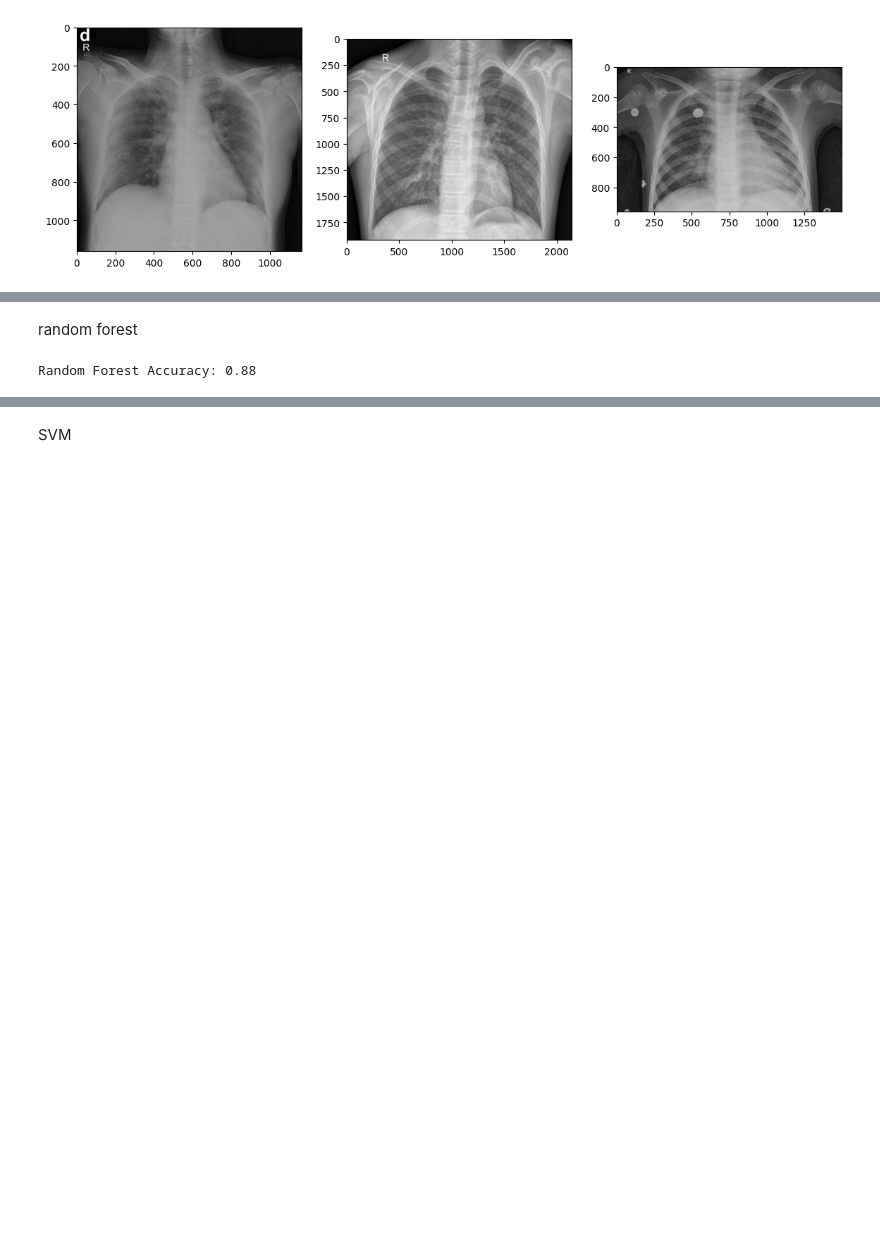
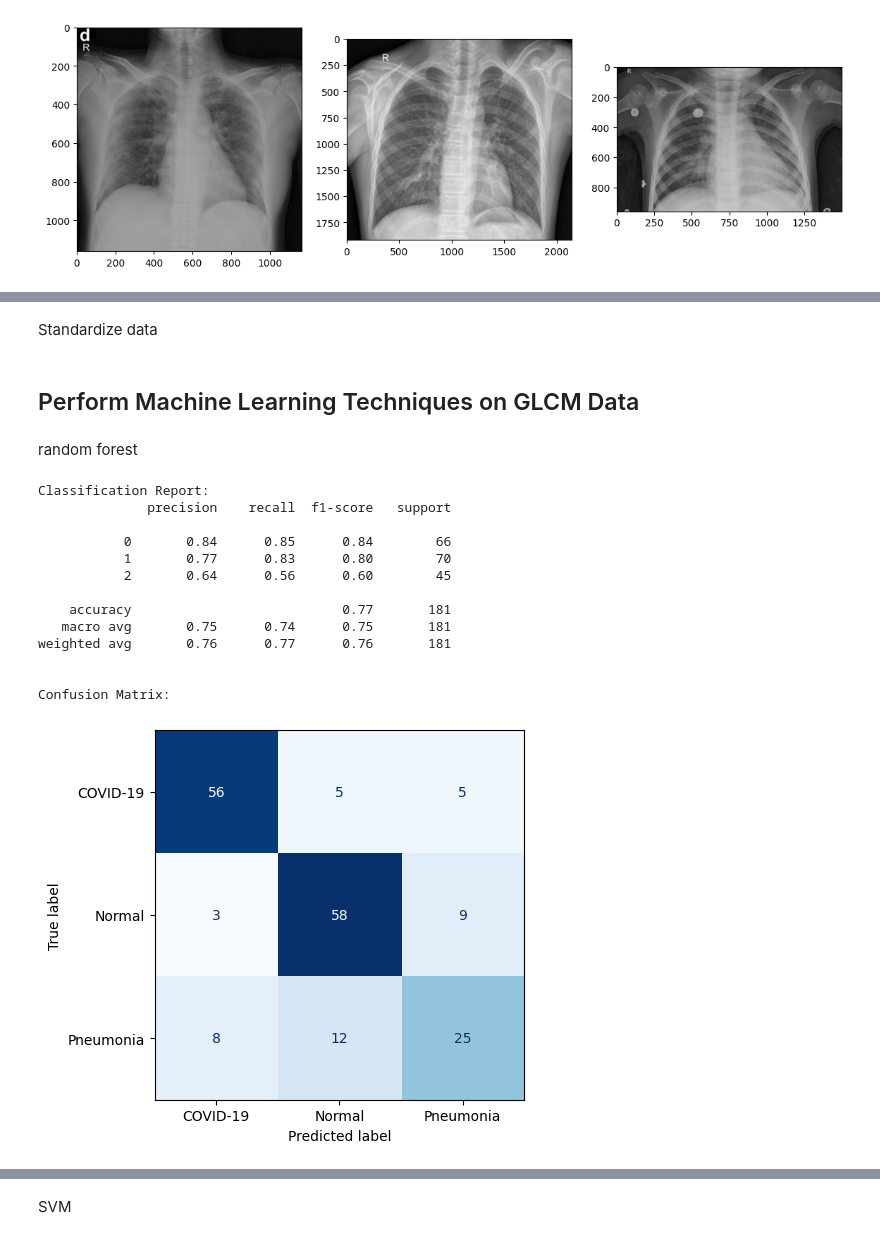
Before and after one commit to bdog18/ChestXRayClassifier, a Jupyter notebook: main.ipynb, the cells around one changed output, grey strips where cells are left out. Saved outputs shown, nothing was run; the diff lists cells and outputs as text; code cells hidden in the pictures; blank space fills up the shorter version.

```diff
--- a/main.ipynb
+++ b/main.ipynb
@@ -209,0 +262,2 @@ X_train, X_test, y_train, y_test = train_test_split(np.array(df["image"].tolist(
+# %%
+images, labels, label_map, image_paths = load_chest_xray_data(clean_path)
@@ -209,0 +370,17 @@ X_train, X_test, y_train, y_test = train_test_split(np.array(df["image"].tolist(
+# %%
+glcm, glcm_df = extract_glcm_features_df(
+    images,
+    labels,
+    image_paths,
+    target_size=(512, 512),
+    # distances=[1,5],
+    # angles=[0, np.pi/2]
+)
+
+X_train, X_test, y_train, y_test = train_test_split(
+    glcm_df.drop(columns=['image_id', 'label'], axis=1),
+    glcm_df['label'],
+    test_size=0.3,
+    random_state=113,
+    stratify=glcm_df['label']
+)
@@ -210,22 +395,51 @@ X_train, X_test, y_train, y_test = train_test_split(np.array(df["image"].tolist(
+# %% [markdown]
+Standardize data
+# %%
+# Standardize the features
+scaler = StandardScaler()
+X_train = scaler.fit_transform(X_train)
+X_test = scaler.transform(X_test)
+# %% [markdown]
+## Perform Machine Learning Techniques on GLCM Data
 # %% [markdown]
 random forest
 # %%
 from sklearn.ensemble import RandomForestClassifier
-from sklearn.metrics import accuracy_score
 
 rf = RandomForestClassifier(random_state=42)
 
 # Train the classifier
 rf.fit(X_train, y_train)
 
 # Make predictions
 y_pred = rf.predict(X_test)
 
-# Evaluate accuracy
-accuracy = accuracy_score(y_test, y_pred)
-print(f"Random Forest Accuracy: {accuracy:.2f}")
+print("\nClassification Report:")
+print(classification_report(y_test, y_pred))
+
+
+print("\nConfusion Matrix:")
+ConfusionMatrixDisplay.from_predictions(y_true= y_test,
+                                        y_pred= y_pred,
+                                        display_labels=label_map.values(),
+                                        cmap=plt.cm.Blues,
+                                        colorbar=False)
+plt.show()
 # %% [output]
-Random Forest Accuracy: 0.88
+Classification Report:
+              precision    recall  f1-score   support
+
+           0       0.84      0.85      0.84        66
+           1       0.77      0.83      0.80        70
+           2       0.64      0.56      0.60        45
+
+    accuracy                           0.77       181
+   macro avg       0.75      0.74      0.75       181
+weighted avg       0.76      0.77      0.76       181
+
+
+Confusion Matrix:
+[figure, added]
 # %%
 rf = RandomForestClassifier(random_state=42)
 
```
Also changed, not shown: parts of 24 cells of this notebook.
